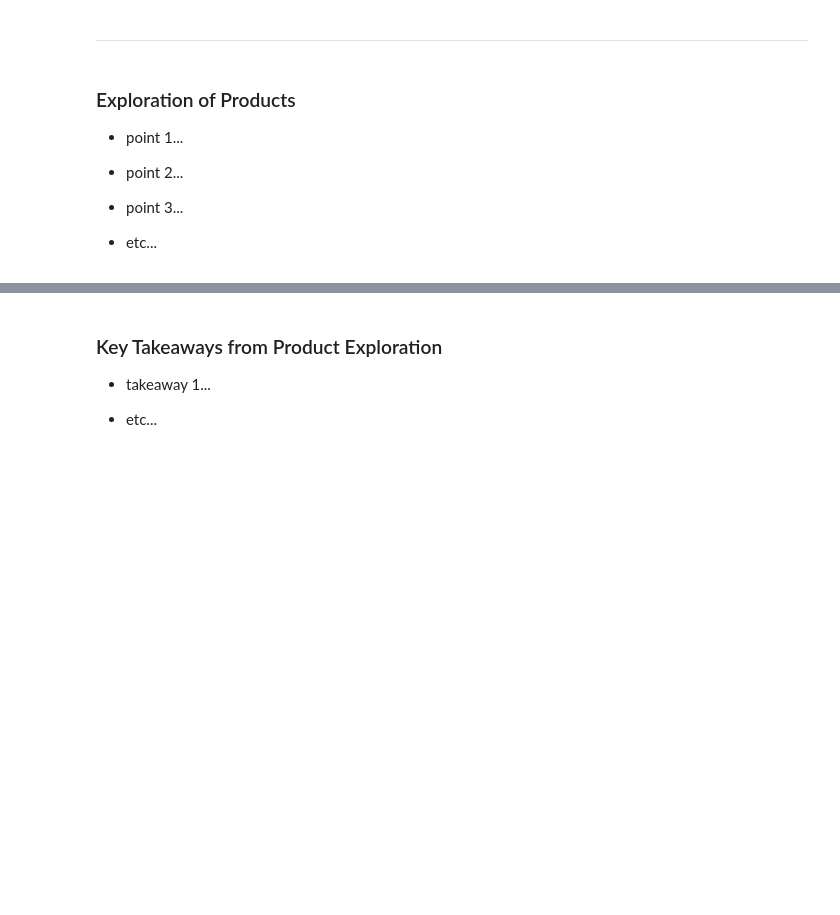
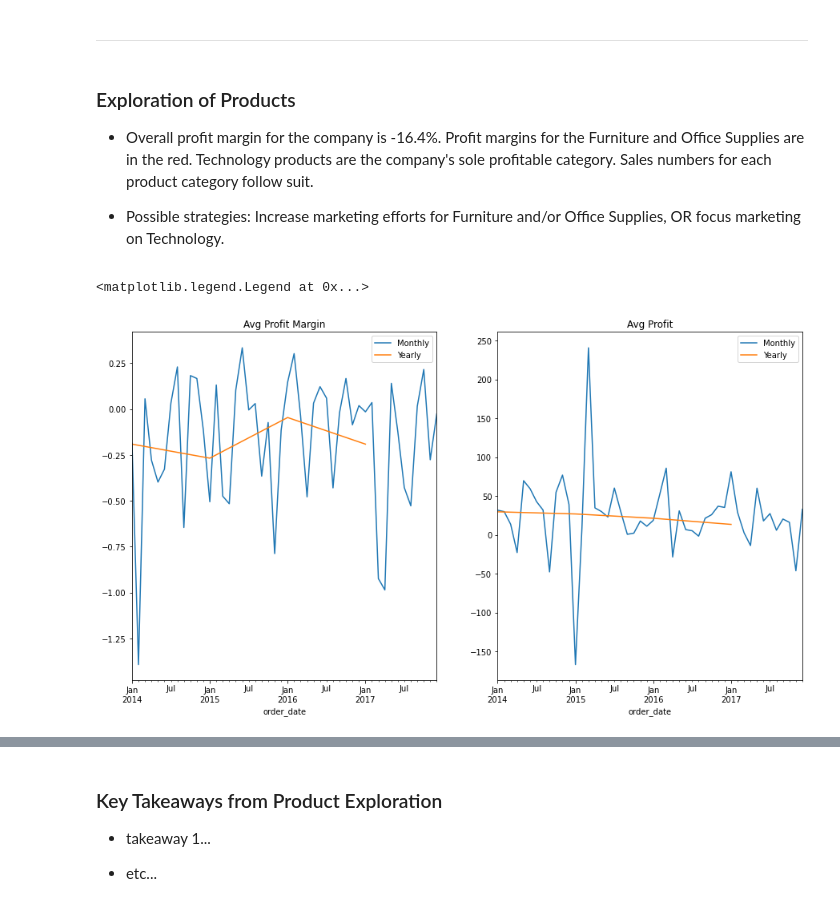
Before and after one commit to ns-tn-time-series-project/time-series-project, a Jupyter notebook: final_report_time_series_project.ipynb, the cells around one changed output, grey strips where cells are left out. Cells and saved outputs as stored; diff of their text form; code cells hidden in the pictures; blank space fills up the shorter version.

Commit message:
Adding inputs and visualizations for product portion

```diff
--- a/final_report_time_series_project.ipynb
+++ b/final_report_time_series_project.ipynb
@@ -48,10 +65,22 @@ df = clean_superstore_df(df)
 # %% [markdown]
 ### Exploration of Products
 
-- point 1...
+- Overall profit margin for the company is -16.4%. Profit margins for the Furniture and Office Supplies are in the red. Technology products are the company's sole profitable category. Sales numbers for each product category follow suit.
 
-- point 2...
-
-- point 3...
-
-- etc...
+- Possible strategies: Increase marketing efforts for Furniture and/or Office Supplies, OR focus marketing on Technology.
+# %%
+plt.figure(figsize=(15,8))
+plt.subplot(121)
+df.resample('M').profit_margin.mean().plot(label= 'Monthly')
+df.resample('Y').profit_margin.mean().plot(label= 'Yearly')
+plt.title('Avg Profit Margin')
+plt.legend()
+
+plt.subplot(122)
+df.resample('M').profit.mean().plot(label= 'Monthly')
+df.resample('Y').profit.mean().plot(label= 'Yearly')
+plt.title('Avg Profit')
+plt.legend()
+# %% [output]
+<matplotlib.legend.Legend at 0x...>
+[figure, added]
```
Also changed, not shown: parts of 5 cells of this notebook.
